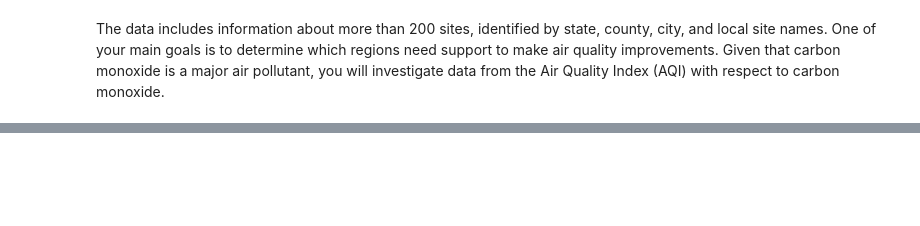
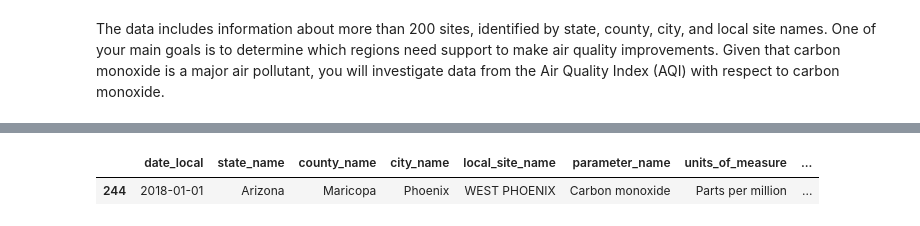
Before and after one commit to InsightQod/EPA-Air-Quality, a Jupyter notebook: aq_pro_distribution.ipynb, the cells around one changed output, grey strips where cells are left out. Drawn from its saved outputs; the diff is of its cells as text; code cells hidden in the pictures; blank space fills up the shorter version.

```diff
--- a/aq_pro_distribution.ipynb
+++ b/aq_pro_distribution.ipynb
@@ -17,0 +154,6 @@ FileNotFoundError: [Errno 2] No such file or directory: 'modified_c4_epa_air_qua
+# %%
+# Display data where `aqi_log` is above or below 3 standard deviations of the mean
+data[(data["z_score"] > 3) | (data["z_score"] < -3)]
+# %% [output]
+|  | date_local | state_name | county_name | city_name | local_site_name | parameter_name | units_of_measure | ... |
+| 244 | 2018-01-01 | Arizona | Maricopa | Phoenix | WEST PHOENIX | Carbon monoxide | Parts per million | ... |
```
Also changed, not shown: parts of 18 cells of this notebook.
